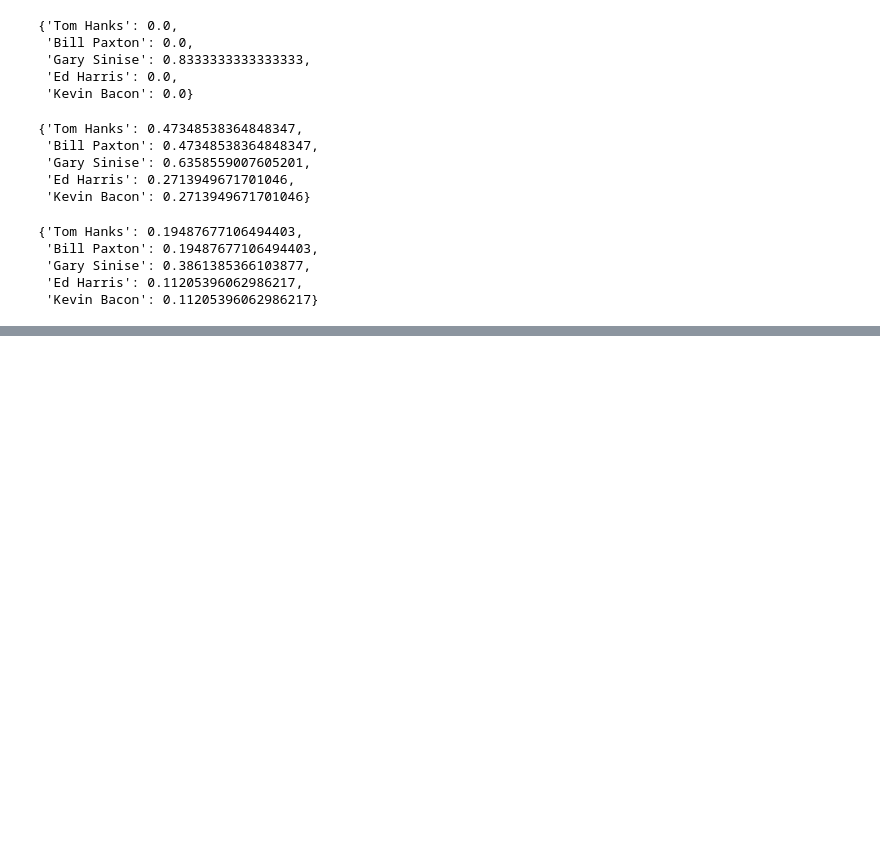
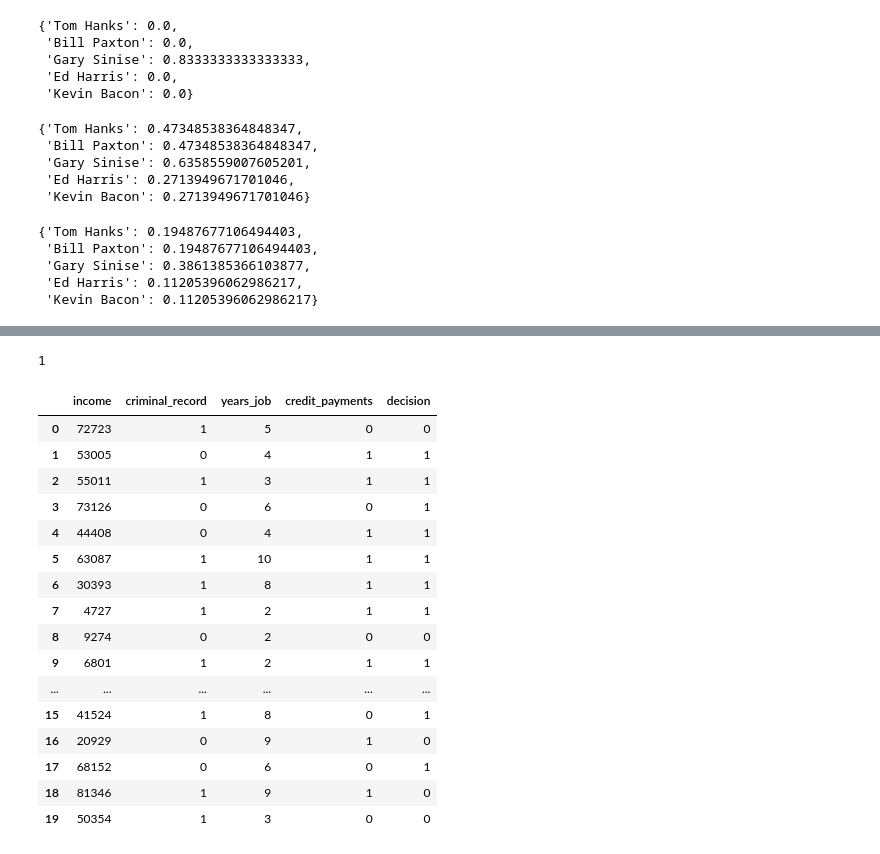
Before and after one commit to spencerkelly25/Python-Practice, a Jupyter notebook: Python Refresh pt 2.ipynb, the cells around one changed output, grey strips where cells are left out. Cells and saved outputs as stored; diff of their text form; code cells hidden in the pictures; blank space fills up the shorter version.

```diff
--- a/Python Refresh pt 2.ipynb
+++ b/Python Refresh pt 2.ipynb
@@ -843,0 +902,58 @@ nx.pagerank(net)
+# %%
+def decide(income, criminal_record, years_job, credit_payments):
+    if income < 30000:
+        if criminal_record:
+            return 1
+        else:
+            return 0
+    elif income <= 70000:
+        if years_job < 1:
+            return 0
+        elif years_job <= 5:
+            if credit_payments:
+                return 1
+            else:
+                return 0
+        else:
+            return 1
+    else:
+        if criminal_record:
+            return 0
+        else:
+            return 1
+# %%
+decide(income = 20000, criminal_record = 1, years_job = 3, credit_payments = 1)
+# %% [output]
+1
+# %%
+random.seed(333)
+data = []
+for i in range(100):
+    income = random.randint(0, 100000)
+    criminal_record = random.randint(0, 1)
+    years_job = random.randint(0, 10)
+    credit_payments = random.randint(0, 1)
+    decision = decide(income, criminal_record, years_job, credit_payments)
+    data.append({'income':income, 'criminal_record':criminal_record, 'years_job':years_job,
+                 'credit_payments':credit_payments, 'decision':decision})
+# %%
+df = pd.DataFrame(data)
+df.head(20)
+# %% [output]
+|  | income | criminal_record | years_job | credit_payments | decision |
+| 0 | 72723 | 1 | 5 | 0 | 0 |
+| 1 | 53005 | 0 | 4 | 1 | 1 |
+| 2 | 55011 | 1 | 3 | 1 | 1 |
+| 3 | 73126 | 0 | 6 | 0 | 1 |
+| 4 | 44408 | 0 | 4 | 1 | 1 |
+| 5 | 63087 | 1 | 10 | 1 | 1 |
+| 6 | 30393 | 1 | 8 | 1 | 1 |
+| 7 | 4727 | 1 | 2 | 1 | 1 |
+| 8 | 9274 | 0 | 2 | 0 | 0 |
+| 9 | 6801 | 1 | 2 | 1 | 1 |
+| ... | ... | ... | ... | ... | ... |
+| 15 | 41524 | 1 | 8 | 0 | 1 |
+| 16 | 20929 | 0 | 9 | 1 | 0 |
+| 17 | 68152 | 0 | 6 | 0 | 1 |
+| 18 | 81346 | 1 | 9 | 1 | 0 |
+| 19 | 50354 | 1 | 3 | 0 | 0 |
```
Also changed, not shown: parts of 83 cells of this notebook.
